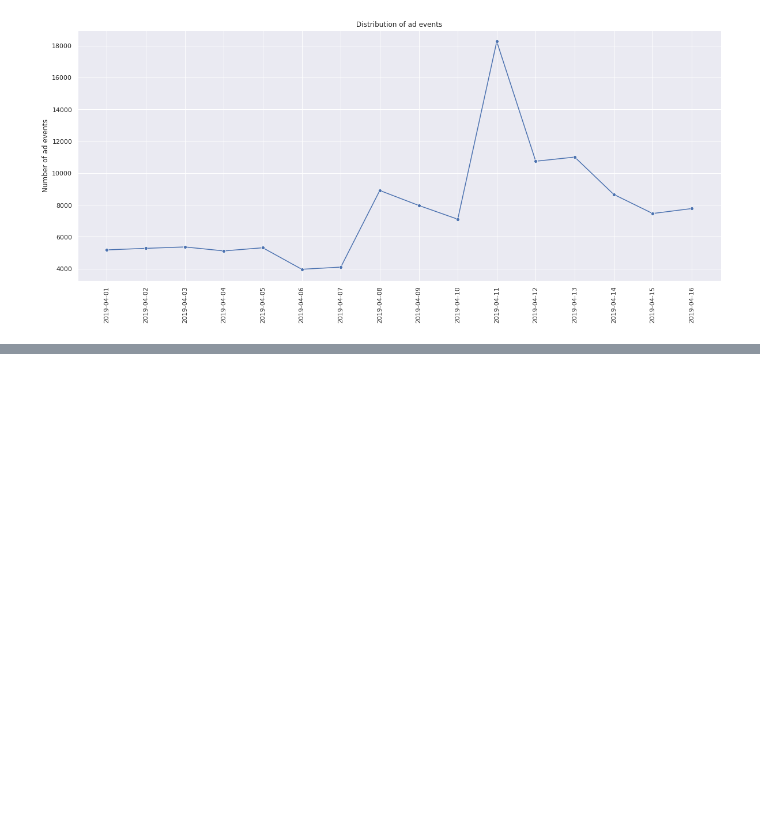
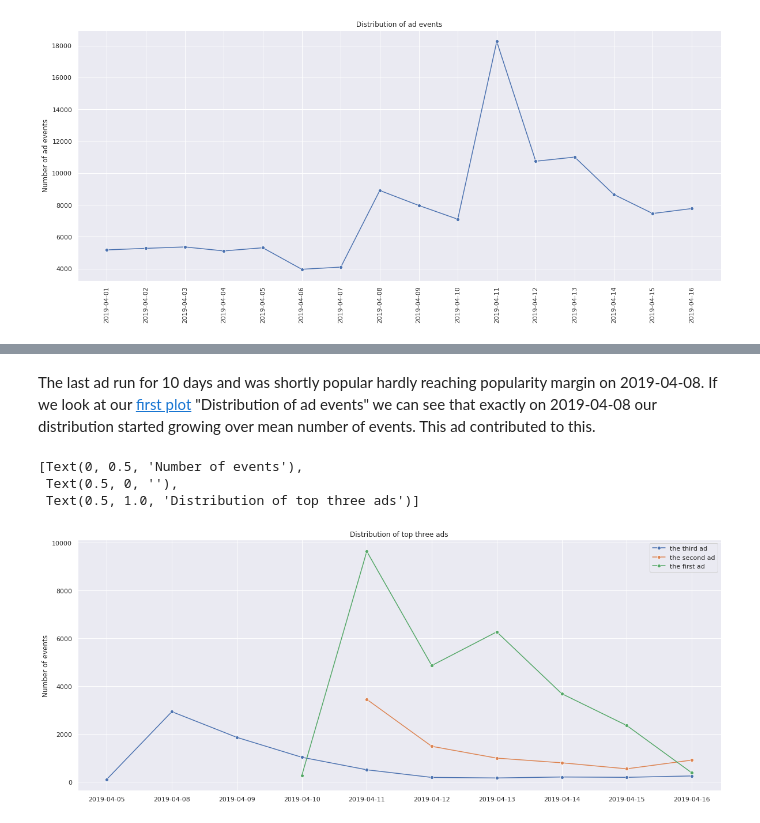
Before and after one commit to rysbekova/data-visualization-task, a Jupyter notebook: task.ipynb, the cells around one changed output, grey strips where cells are left out. Saved outputs shown, nothing was run; the diff lists cells and outputs as text; code cells hidden in the pictures; blank space fills up the shorter version.

Commit message:
analyze top  three popular ads and explain why

```diff
--- a/task.ipynb
+++ b/task.ipynb
@@ -41,0 +91,2 @@ fig.set(xlabel='', ylabel='Number of ad events', title="Distribution of ad event
+# %%
+ad_1 = ad_data[ad_data.ad_id == 'ad_49554'].groupby('date').count().sort_values(by=['date'], ascending=True)
@@ -41,0 +107,2 @@ fig.set(xlabel='', ylabel='Number of ad events', title="Distribution of ad event
+# %%
+ad_2 = ad_data[ad_data.ad_id == 'ad_49556'].groupby('date').count().sort_values(by=['date'], ascending=True)
@@ -41,0 +122,2 @@ fig.set(xlabel='', ylabel='Number of ad events', title="Distribution of ad event
+# %%
+ad_3 = ad_data[ad_data.ad_id == 'ad_49560'].groupby('date').count().sort_values(by=['date'], ascending=True)
@@ -41,0 +139,13 @@ fig.set(xlabel='', ylabel='Number of ad events', title="Distribution of ad event
+# %% [markdown]
+The last ad run for 10 days and was shortly popular hardly reaching popularity margin on 2019-04-08.
+If we look at our [first plot](https://colab.research.google.com/drive/1vsfAt-IL-tKe0um63Mk-SvejYSYOWUYW#scrollTo=VhqoXPD5pk2y&line=4&uniqifier=1) "Distribution of ad events" we can see that exactly on 2019-04-08 our distribution started growing over mean number of events. This ad contributed to this.
+# %%
+plt.figure(figsize=(20,8))
+sns.lineplot(x=ad_3.index, y='event', marker='o', data=ad_3, label="the third ad")
+sns.lineplot(x=ad_2.index, y='event', marker='o', legend="brief",data=ad_2, label="the second ad")
+sns.lineplot(x=ad_1.index, y='event', marker='o', data=ad_1, label="the first ad").set(xlabel='', ylabel='Number of events', title="Distribution of top three ads")
+# %% [output]
+[Text(0, 0.5, 'Number of events'),
+ Text(0.5, 0, ''),
+ Text(0.5, 1.0, 'Distribution of top three ads')]
+[figure, added]
```
Also changed, not shown: parts of 23 cells of this notebook.
